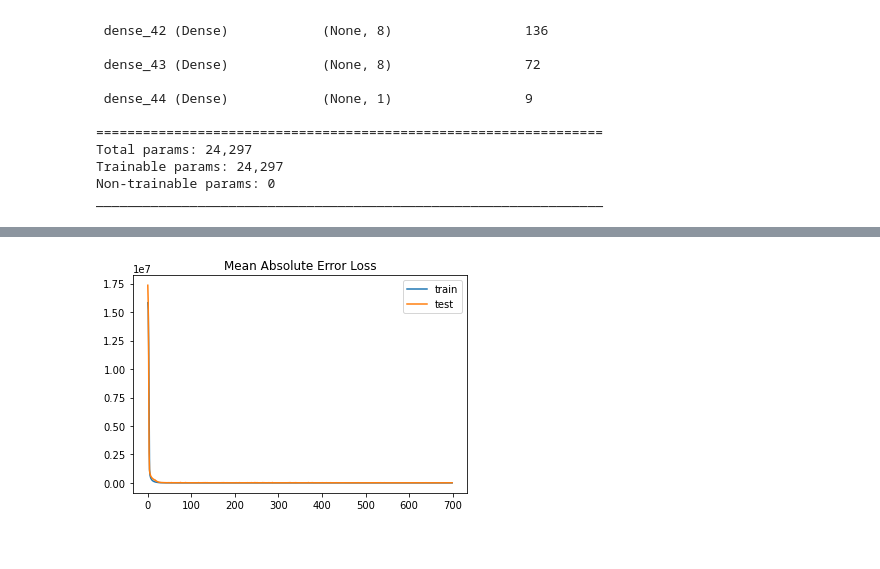
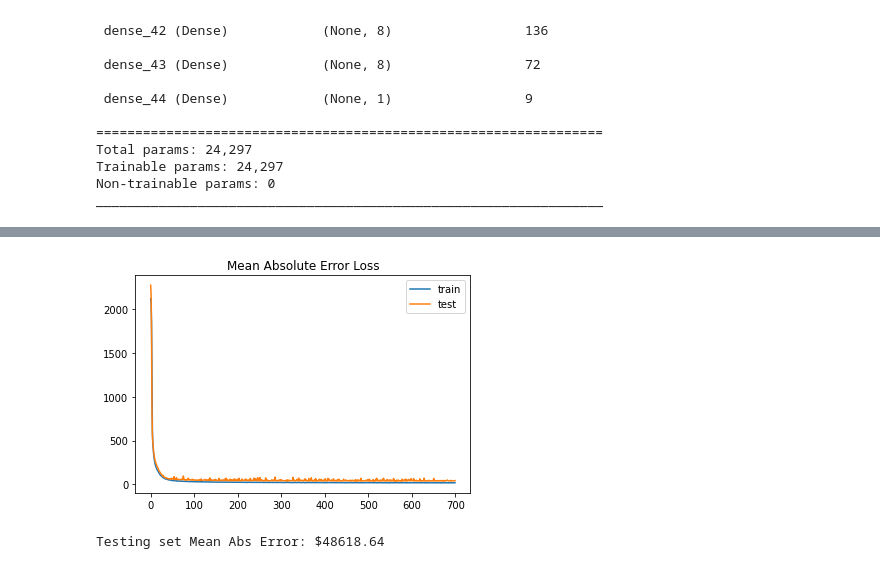
Before and after one commit to riya2509/Bitcoin-Price-Prediction, a Jupyter notebook: Applying MLP model.ipynb, the cells around one changed output, grey strips where cells are left out. Drawn from its saved outputs; the diff is of its cells as text; code cells hidden in the pictures.

Commit message:
Final MLP Model

```diff
--- a/Applying MLP model.ipynb
+++ b/Applying MLP model.ipynb
@@ -400,9 +400,14 @@ Epoch 700/700
 # %%
 import matplotlib.pyplot as plt
 plt.title('Mean Absolute Error Loss')
-plt.plot(history.history['loss'], label='train')
-plt.plot(history.history['val_loss'], label='test')
+plt.plot(history.history['mae'], label='train')
+plt.plot(history.history['val_mae'], label='test')
 plt.legend()
 plt.show()
 # %% [output]
-[figure, old version]
+[figure, new version]
+# %%
+[loss, mae] = model.evaluate(test_data, y_test, verbose=0)
+print("Testing set Mean Abs Error: ${:7.2f}".format(mae * 1000))
+# %% [output]
+Testing set Mean Abs Error: $48618.64
```
